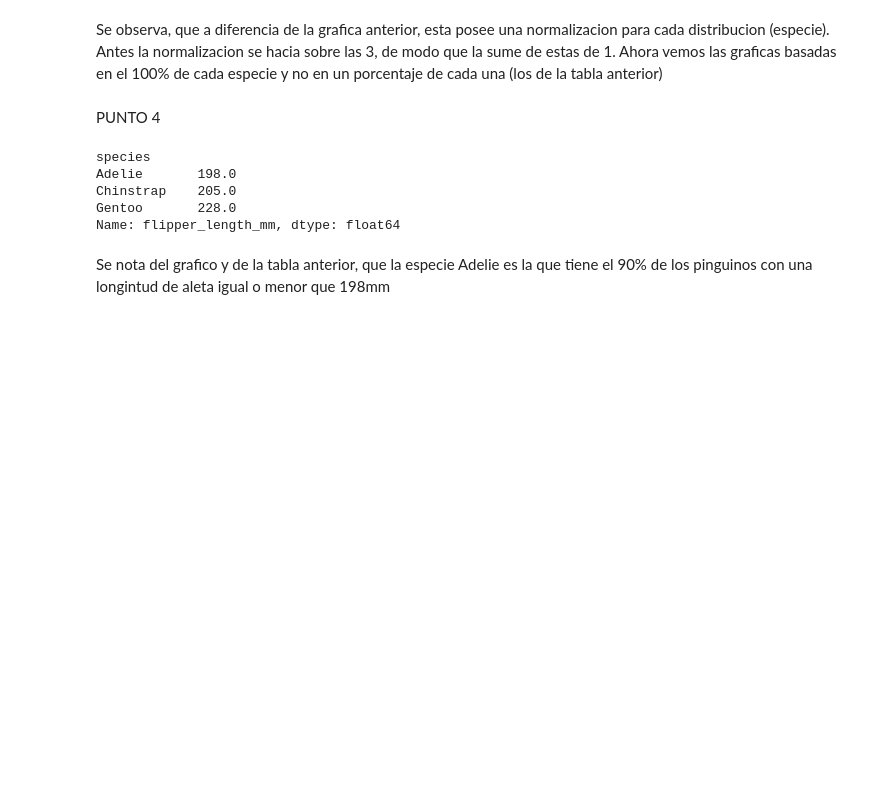
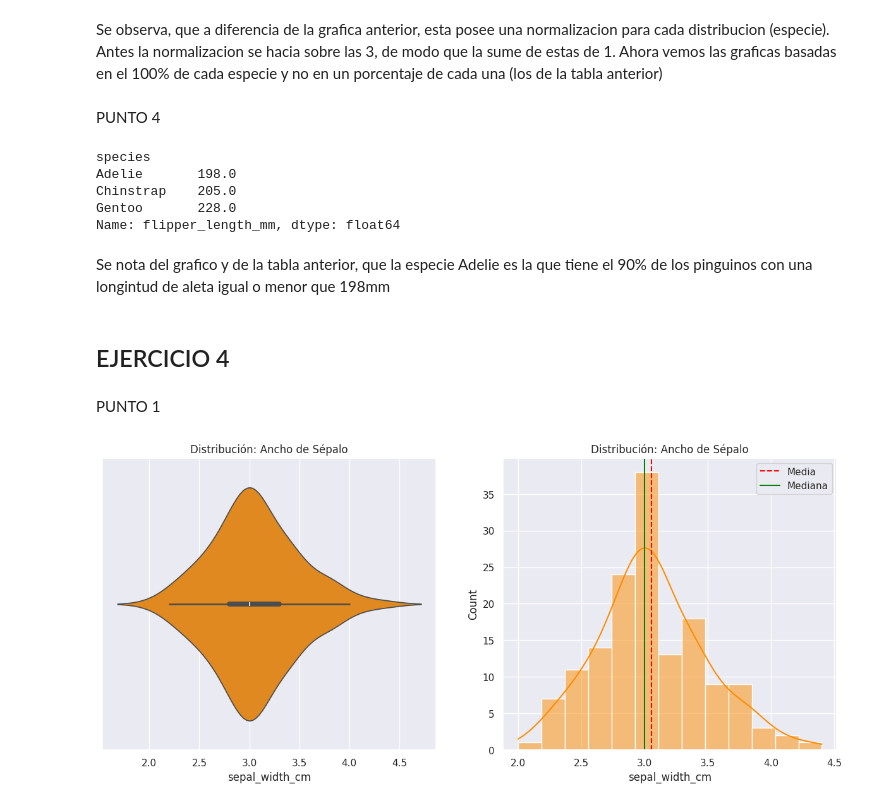
Before and after one commit to winttita/TUIA, a Jupyter notebook: Segundo/Fundamento de Ciencia de Datos/U4 - Visualizacion/practica4.ipynb, the cells around one changed output. Drawn from its saved outputs; the diff is of its cells as text; code cells hidden in the pictures; blank space fills up the shorter version.

Commit message:
Actualizacion FCDD: Avance en practica 4 - ejercicio 1, 3 y 4 terminados

```diff
--- a/Segundo/Fundamento de Ciencia de Datos/U4 - Visualizacion/practica4.ipynb
+++ b/Segundo/Fundamento de Ciencia de Datos/U4 - Visualizacion/practica4.ipynb
@@ -514,3 +513,37 @@ Gentoo       228.0
 Name: flipper_length_mm, dtype: float64
 # %% [markdown]
 Se nota del grafico y de la tabla anterior, que la especie Adelie es la que tiene el 90% de los pinguinos con una longintud de aleta igual o menor que 198mm
+# %% [markdown]
+## EJERCICIO 4
+# %% [markdown]
+PUNTO 1
+# %%
+# Vamos a visualizar 2 graficos a la vez para una mayor informacion
+
+# Primero armamos el plano (subplots) para poder visualizar varios graficos. Creamos la cuadricula, 1 fila y 2 columnas
+fig, axes = plt.subplots(nrows=1, ncols=2, figsize=(15, 6))
+
+# Construimos el primer grafico, un violinplot
+sns.violinplot(data=iris, x='sepal_width_cm', color='darkorange', ax=axes[0])
+axes[0].set_title('Distribución: Ancho de Sépalo')
+
+# Ahora construimos el segundo grafico, un histplot.
+# El parámetro kde=True agrega una línea suavizada sobre las barras. Es fundamental para ver la "forma" de la distribución.
+sns.histplot(data=iris, x='sepal_width_cm', color='darkorange', ax=axes[1], kde=True)
+axes[1].set_title('Distribución: Ancho de Sépalo')
+
+# Vamos a agregar una línea que marque la media y la mediana en el histograma. La distancia entre ellas nos puede dar mas detalles
+# de su simetria
+
+# Calculamos media y mediana
+media = iris['sepal_width_cm'].mean()
+mediana = iris['sepal_width_cm'].median()
+
+# Agregamos líneas verticales al histograma (ax=axes[1])
+axes[1].axvline(media, color='red', linestyle='--', label='Media')
+axes[1].axvline(mediana, color='green', linestyle='-', label='Mediana')
+axes[1].legend() # Para que aparezca el cuadrito con los nombres
+
+plt.show()
+# %% [output]
+[figure, added]
```
Also changed, not shown: parts of 23 cells of this notebook.
